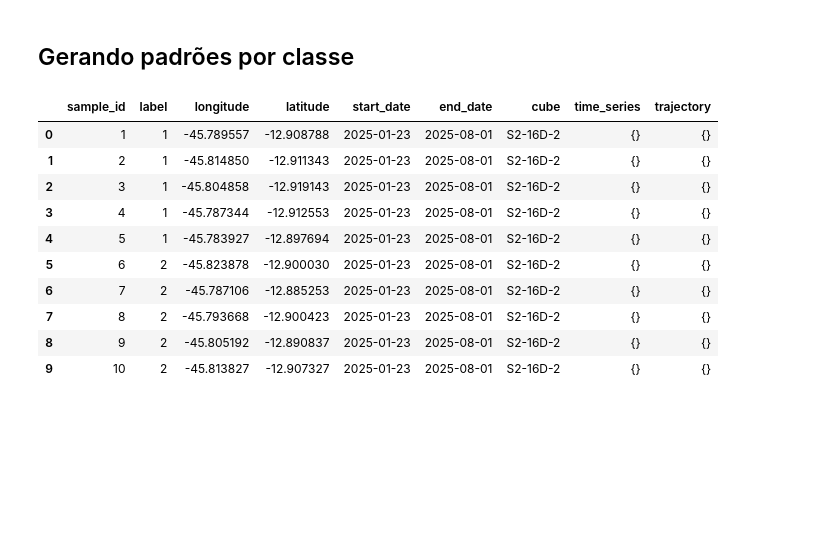
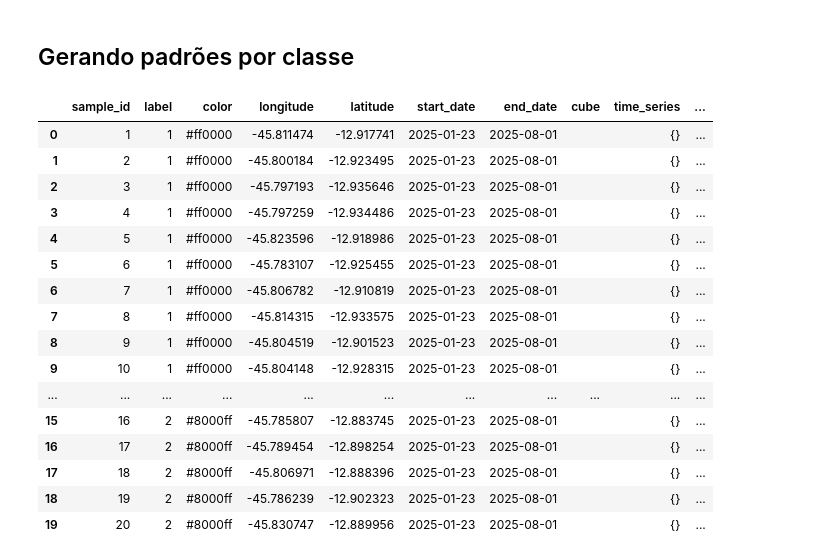
Before and after one commit to AbnerErnaniADSFatec/ACRP_trabalho_final, a Jupyter notebook: testes.ipynb, the cells around one changed output. Cells and saved outputs as stored; diff of their text form; code cells hidden in the pictures; blank space fills up the shorter version.

```diff
--- a/testes.ipynb
+++ b/testes.ipynb
@@ -384,8 +396,3 @@ plt.show()
-# %%
-label_map = np.zeros(som.grid_dimensions)
-
-for (i, j), label in zip(positions, labels):
-    label_map[i, j] = label
 # %%
 def plot_som_neurons(som, labels):
     rows, cols = som.grid_dimensions
@@ -551,7 +557,7 @@ def sample_points_in_polygons(gdf, n_points_per_polygon = 1, top_n = 1):
 
     return gpd.GeoDataFrame({'class': class_}, geometry=points, crs=gdf.crs)
 
-samples_selected = sample_points_in_polygons(gdf, 5)
+samples_selected = sample_points_in_polygons(gdf, 10)
 samples_selected.to_file("samples/samples.shp")
 samples_selected
 # %% [output]
@@ -569,4 +581,9 @@ samples_selected
 # %%
-samples_selected.plot(column="class", cmap="tab10", legend=True)
+classes = np.unique(gdf["class"])
+
+cmap = plt.cm.rainbow_r
+norm = mcolors.Normalize(vmin=classes.min(), vmax=classes.max())
+
+samples_selected.plot(column="class", cmap=cmap, norm=norm, legend=True, markersize=20)
 # %% [output]
 <Axes: >
@@ -574,17 +591,8 @@ samples_selected.plot(column="class", cmap="tab10", legend=True)
 # %%
-import matplotlib.pyplot as plt
-import matplotlib.colors as mcolors
-import numpy as np
-
-classes = np.unique(gdf["class"])
-
-cmap = plt.cm.tab10
-norm = mcolors.Normalize(vmin=classes.min(), vmax=classes.max())
-
 fig, ax = plt.subplots()
 
 # polygons first (background)
-gdf.plot(ax=ax, color="lightblue", edgecolor="black")
+gdf.plot(ax=ax, color="lightgray", edgecolor="black")
 
 # points on top
 samples_selected.plot(ax=ax, column="class", cmap=cmap, norm=norm, legend=True, markersize=20)
@@ -597,42 +605,53 @@ plt.show()
 # %%
 def generate_samples_csv(points_gdf):
     samples = {
         "sample_id": [],
         "label": [],
+        "color": [],
         "longitude": [],
         "latitude": [],
         "start_date": [],
         "end_date": [],
         "cube": [],
         "time_series": [],
+        "base_map": [],
         "trajectory": []
     }
     for row in range(0, len(points_gdf)):
         samples["sample_id"].append(row + 1)
-        samples["label"].append(samples_selected['class'][row])
+        class_ = samples_selected['class'][row]
+        samples["label"].append(class_)
+        samples["color"].append(mcolors.to_hex(cmap(norm(class_))))
         samples["longitude"].append(samples_selected.geometry[row].x)
         samples["latitude"].append(samples_selected.geometry[row].y)
         samples["start_date"].append(count_days(date, 190, sub = True))
         samples["end_date"].append(date)
-        samples["cube"].append(cube_name)
+        samples["cube"].append("")
         samples["time_series"].append({})
+        samples["base_map"].append("")
         samples["trajectory"].append({})
     return pd.DataFrame(samples).sort_values("sample_id").reset_index(drop=True)
 
 samples_selected_csv = generate_samples_csv(samples_selected)
 samples_selected_csv
 # %% [output]
-|  | sample_id | label | longitude | latitude | start_date | end_date | cube | time_series | trajectory |
-| 0 | 1 | 1 | -45.789557 | -12.908788 | 2025-01-23 | 2025-08-01 | S2-16D-2 | {} | {} |
-| 1 | 2 | 1 | -45.814850 | -12.911343 | 2025-01-23 | 2025-08-01 | S2-16D-2 | {} | {} |
-| 2 | 3 | 1 | -45.804858 | -12.919143 | 2025-01-23 | 2025-08-01 | S2-16D-2 | {} | {} |
-| 3 | 4 | 1 | -45.787344 | -12.912553 | 2025-01-23 | 2025-08-01 | S2-16D-2 | {} | {} |
-| 4 | 5 | 1 | -45.783927 | -12.897694 | 2025-01-23 | 2025-08-01 | S2-16D-2 | {} | {} |
-| 5 | 6 | 2 | -45.823878 | -12.900030 | 2025-01-23 | 2025-08-01 | S2-16D-2 | {} | {} |
-| 6 | 7 | 2 | -45.787106 | -12.885253 | 2025-01-23 | 2025-08-01 | S2-16D-2 | {} | {} |
-| 7 | 8 | 2 | -45.793668 | -12.900423 | 2025-01-23 | 2025-08-01 | S2-16D-2 | {} | {} |
-| 8 | 9 | 2 | -45.805192 | -12.890837 | 2025-01-23 | 2025-08-01 | S2-16D-2 | {} | {} |
-| 9 | 10 | 2 | -45.813827 | -12.907327 | 2025-01-23 | 2025-08-01 | S2-16D-2 | {} | {} |
+|  | sample_id | label | color | longitude | latitude | start_date | end_date | cube | time_series | ... |
+| 0 | 1 | 1 | #ff0000 | -45.811474 | -12.917741 | 2025-01-23 | 2025-08-01 |  | {} | ... |
+| 1 | 2 | 1 | #ff0000 | -45.800184 | -12.923495 | 2025-01-23 | 2025-08-01 |  | {} | ... |
+| 2 | 3 | 1 | #ff0000 | -45.797193 | -12.935646 | 2025-01-23 | 2025-08-01 |  | {} | ... |
+| 3 | 4 | 1 | #ff0000 | -45.797259 | -12.934486 | 2025-01-23 | 2025-08-01 |  | {} | ... |
+| 4 | 5 | 1 | #ff0000 | -45.823596 | -12.918986 | 2025-01-23 | 2025-08-01 |  | {} | ... |
+| 5 | 6 | 1 | #ff0000 | -45.783107 | -12.925455 | 2025-01-23 | 2025-08-01 |  | {} | ... |
+| 6 | 7 | 1 | #ff0000 | -45.806782 | -12.910819 | 2025-01-23 | 2025-08-01 |  | {} | ... |
+| 7 | 8 | 1 | #ff0000 | -45.814315 | -12.933575 | 2025-01-23 | 2025-08-01 |  | {} | ... |
+| 8 | 9 | 1 | #ff0000 | -45.804519 | -12.901523 | 2025-01-23 | 2025-08-01 |  | {} | ... |
+| 9 | 10 | 1 | #ff0000 | -45.804148 | -12.928315 | 2025-01-23 | 2025-08-01 |  | {} | ... |
+| ... | ... | ... | ... | ... | ... | ... | ... | ... | ... | ... |
+| 15 | 16 | 2 | #8000ff | -45.785807 | -12.883745 | 2025-01-23 | 2025-08-01 |  | {} | ... |
+| 16 | 17 | 2 | #8000ff | -45.789454 | -12.898254 | 2025-01-23 | 2025-08-01 |  | {} | ... |
+| 17 | 18 | 2 | #8000ff | -45.806971 | -12.888396 | 2025-01-23 | 2025-08-01 |  | {} | ... |
+| 18 | 19 | 2 | #8000ff | -45.786239 | -12.902323 | 2025-01-23 | 2025-08-01 |  | {} | ... |
+| 19 | 20 | 2 | #8000ff | -45.830747 | -12.889956 | 2025-01-23 | 2025-08-01 |  | {} | ... |
 # %%
 def make_request_wtss(host, coverage, bands, start, end, longitude, latitude):
     url = (f"{urllib.parse.urljoin(host, f'time_series')}?" +
```
Also changed, not shown: parts of 26 cells of this notebook, 7 other files.
